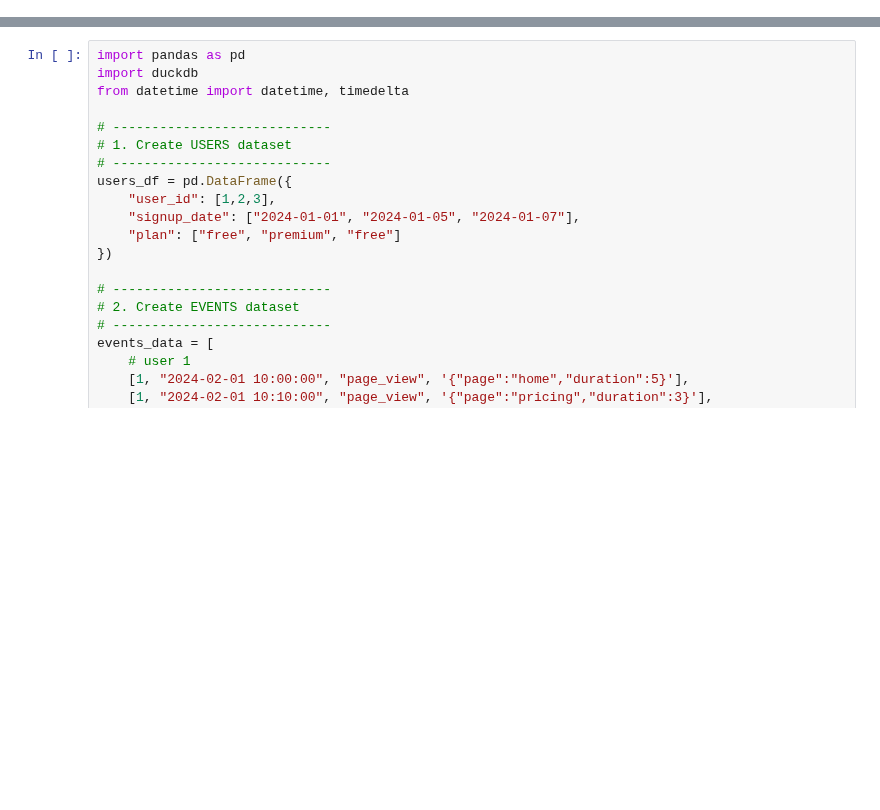
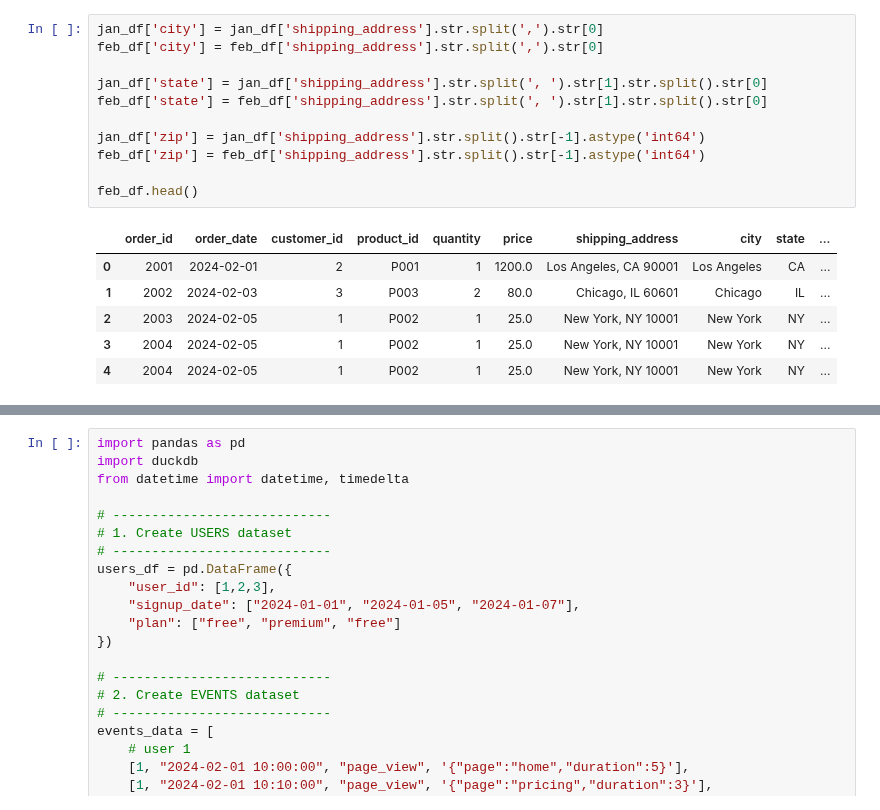
Before and after one commit to edmiller824/sf_tech, a Jupyter notebook: reps.ipynb, the cells around one changed output, grey strips where cells are left out. Drawn from its saved outputs; the diff is of its cells as text; blank space fills up the shorter version.

```diff
--- a/reps.ipynb
+++ b/reps.ipynb
@@ -0,0 +780,18 @@
+# %%
+jan_df['city'] = jan_df['shipping_address'].str.split(',').str[0]
+feb_df['city'] = feb_df['shipping_address'].str.split(',').str[0]
+
+jan_df['state'] = jan_df['shipping_address'].str.split(', ').str[1].str.split().str[0]
+feb_df['state'] = feb_df['shipping_address'].str.split(', ').str[1].str.split().str[0]
+
+jan_df['zip'] = jan_df['shipping_address'].str.split().str[-1].astype('int64')
+feb_df['zip'] = feb_df['shipping_address'].str.split().str[-1].astype('int64')
+
+feb_df.head()
+# %% [output]
+|  | order_id | order_date | customer_id | product_id | quantity | price | shipping_address | city | state | ... |
+| 0 | 2001 | 2024-02-01 | 2 | P001 | 1 | 1200.0 | Los Angeles, CA 90001 | Los Angeles | CA | ... |
+| 1 | 2002 | 2024-02-03 | 3 | P003 | 2 | 80.0 | Chicago, IL 60601 | Chicago | IL | ... |
+| 2 | 2003 | 2024-02-05 | 1 | P002 | 1 | 25.0 | New York, NY 10001 | New York | NY | ... |
+| 3 | 2004 | 2024-02-05 | 1 | P002 | 1 | 25.0 | New York, NY 10001 | New York | NY | ... |
+| 4 | 2004 | 2024-02-05 | 1 | P002 | 1 | 25.0 | New York, NY 10001 | New York | NY | ... |
```
Also changed, not shown: parts of 41 cells of this notebook.
